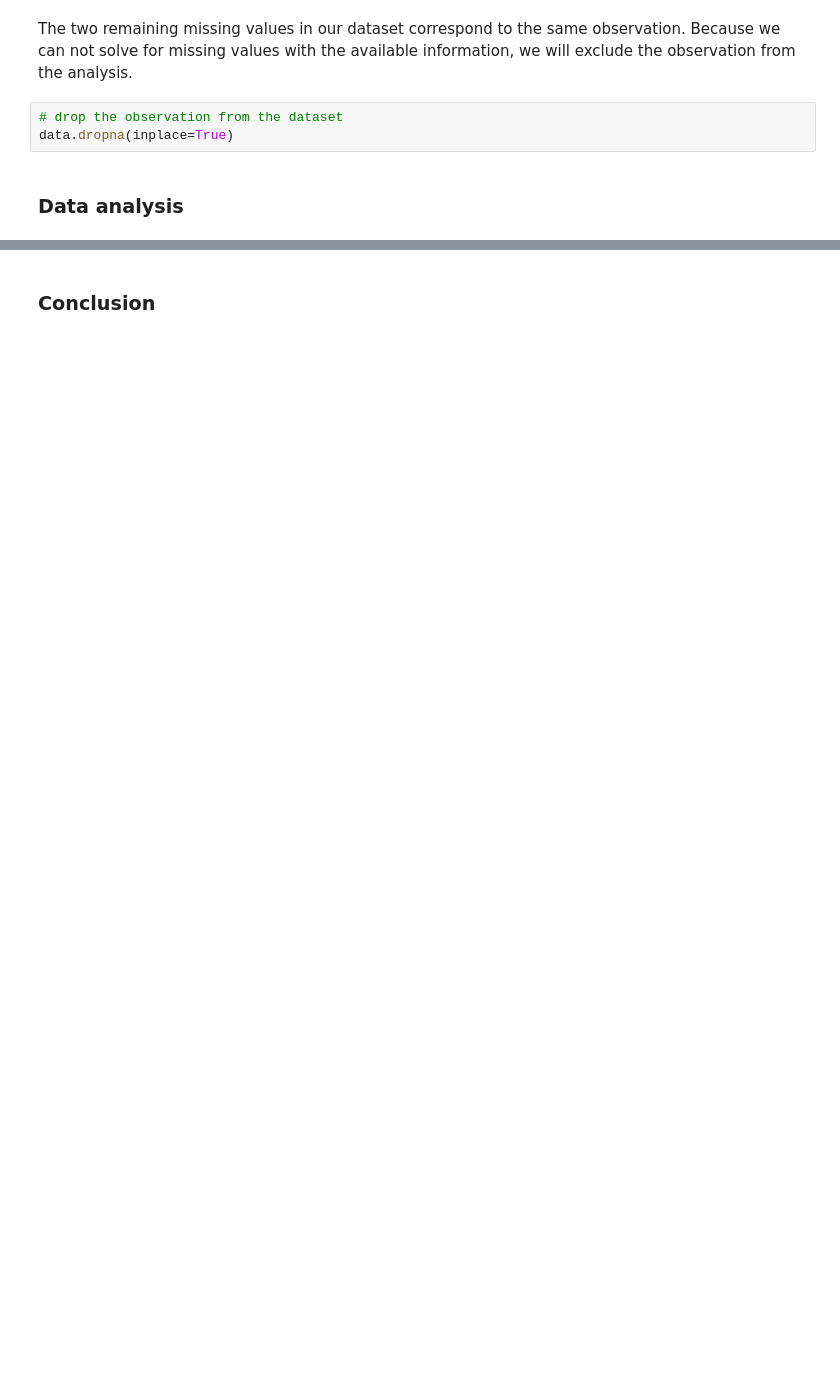
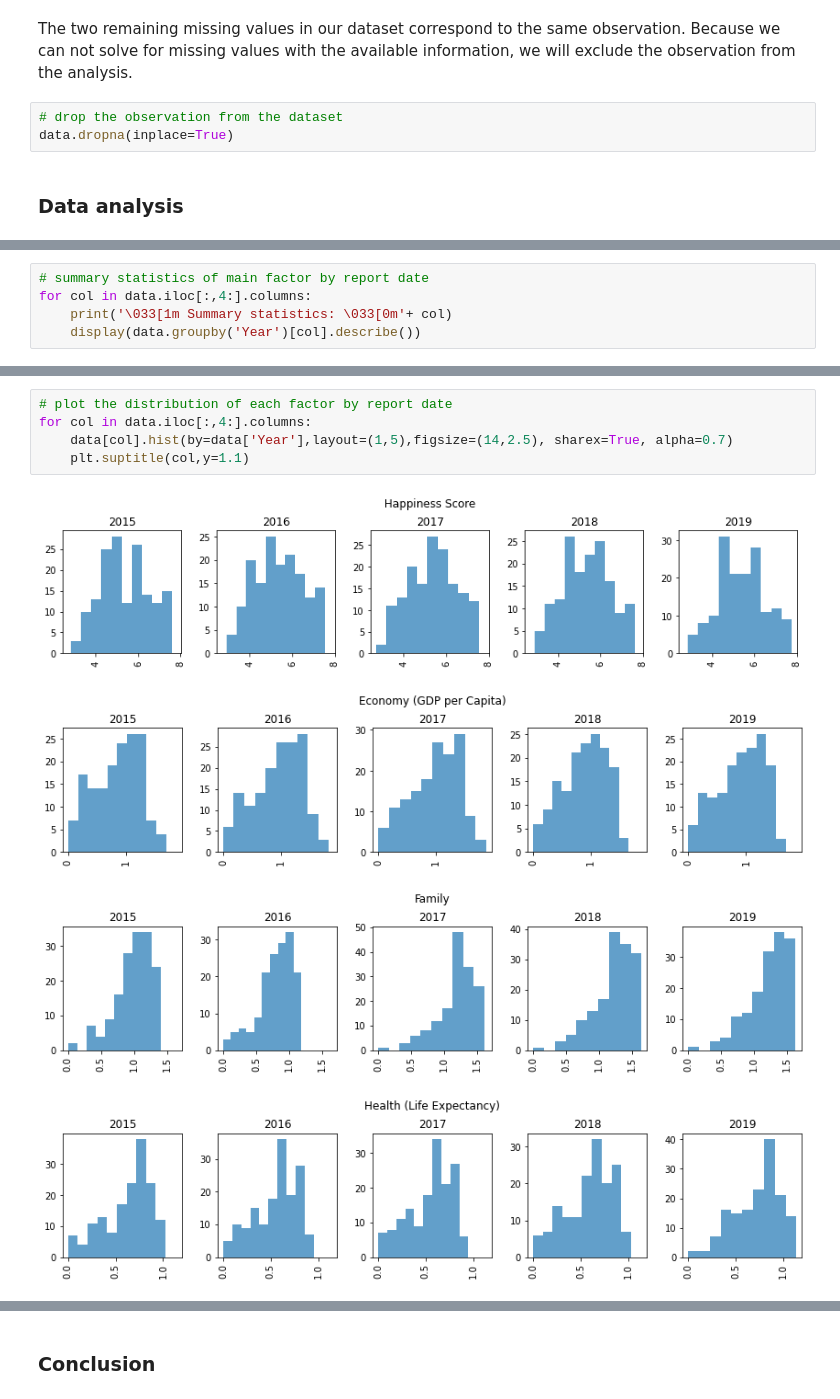
Before and after one commit to TeamGroup7/Group_Assignment, a Jupyter notebook: Group Assignment.ipynb, the cells around one changed output, grey strips where cells are left out. Drawn from its saved outputs; the diff is of its cells as text; blank space fills up the shorter version.

```diff
--- a/Group Assignment.ipynb
+++ b/Group Assignment.ipynb
@@ -217,0 +225,5 @@ data.dropna(inplace=True)
+# %%
+# summary statistics of main factor by report date
+for col in data.iloc[:,4:].columns:
+    print('\033[1m Summary statistics: \033[0m'+ col)
+    display(data.groupby('Year')[col].describe())
@@ -217,0 +284,10 @@ data.dropna(inplace=True)
+# %%
+# plot the distribution of each factor by report date
+for col in data.iloc[:,4:].columns:
+    data[col].hist(by=data['Year'],layout=(1,5),figsize=(14,2.5), sharex=True, alpha=0.7)
+    plt.suptitle(col,y=1.1)
+# %% [output]
+[figure, added]
+[figure, added]
+[figure, added]
+[figure, added]
```
Also changed, not shown: parts of 13 cells of this notebook.
